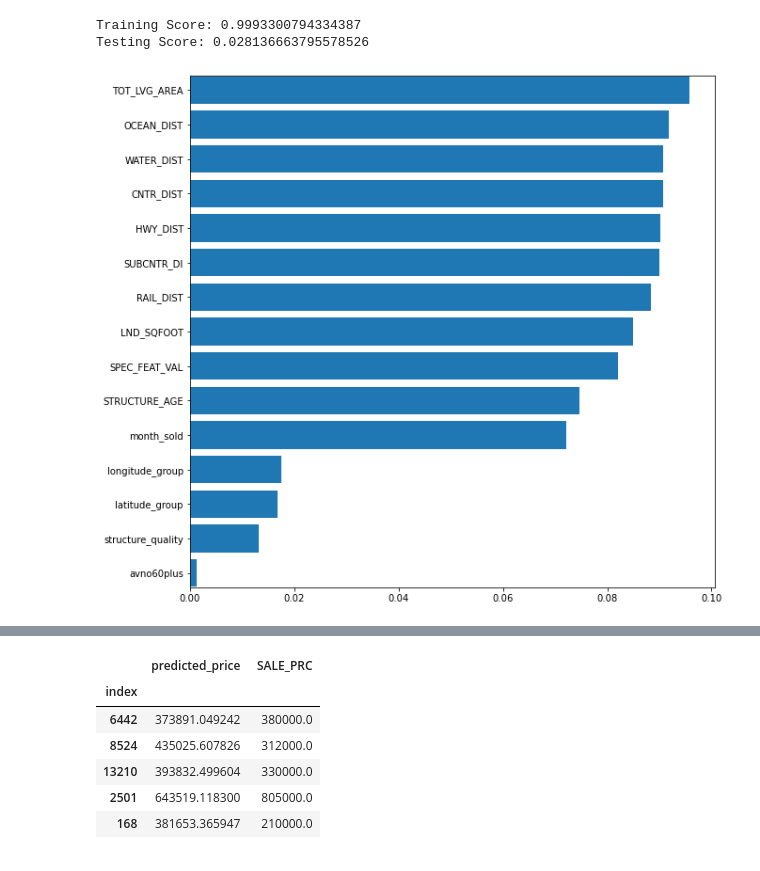
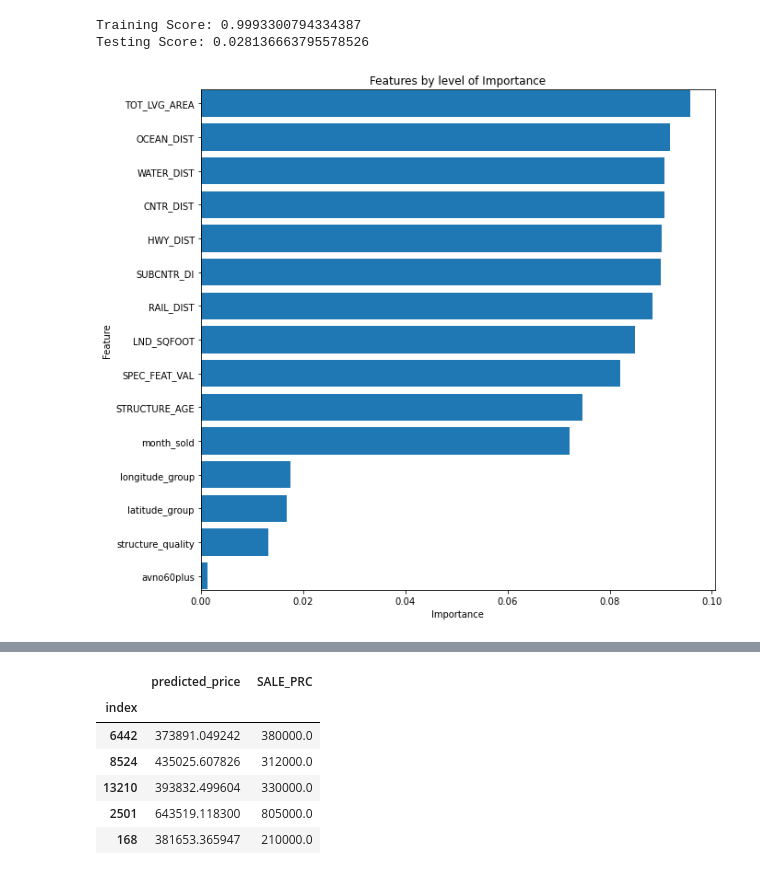
Before and after one commit to kwarzeski/housing_data, a Jupyter notebook: mlearning_Kelsey.ipynb, the cells around one changed output, grey strips where cells are left out. Cells and saved outputs as stored; diff of their text form; code cells hidden in the pictures.

Commit message:
updated barh chart

```diff
--- a/mlearning_Kelsey.ipynb
+++ b/mlearning_Kelsey.ipynb
@@ -157,18 +157,21 @@ from matplotlib import pyplot as plt
 # %%
 features = sorted(zip(X.columns, clf.feature_importances_), key = lambda x: x[1])
 cols = [f[0] for f in features]
 width = [f[1] for f in features]
 
 fig, ax = plt.subplots()
 
 fig.set_size_inches(10,10)
 plt.margins(y=0.001)
+ax.set_title('Features by level of Importance')
+ax.set_xlabel('Importance')
+ax.set_ylabel('Feature')
 
 ax.barh(y=cols, width=width)
 
 plt.show()
 # %% [output]
-[figure, old version]
+[figure, new version]
 # %%
 y_pred = model.predict(X_test)
 y_pred
```
Also changed, not shown: parts of 2 cells of this notebook.
